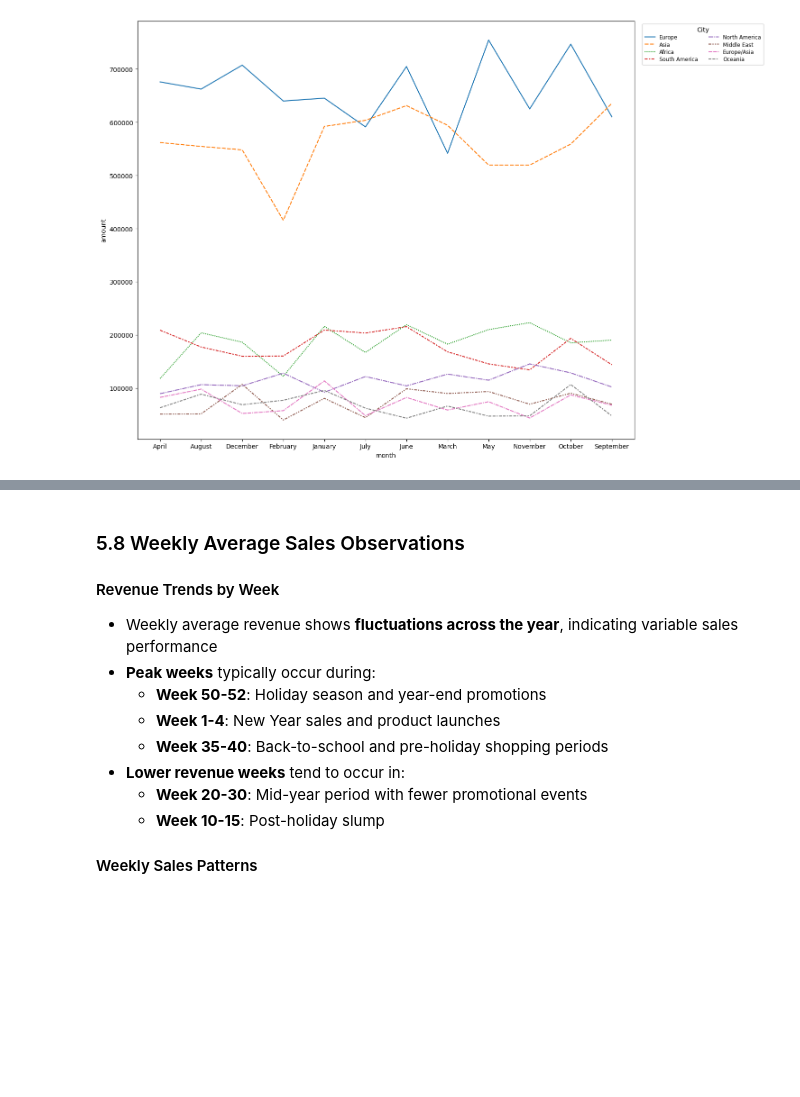
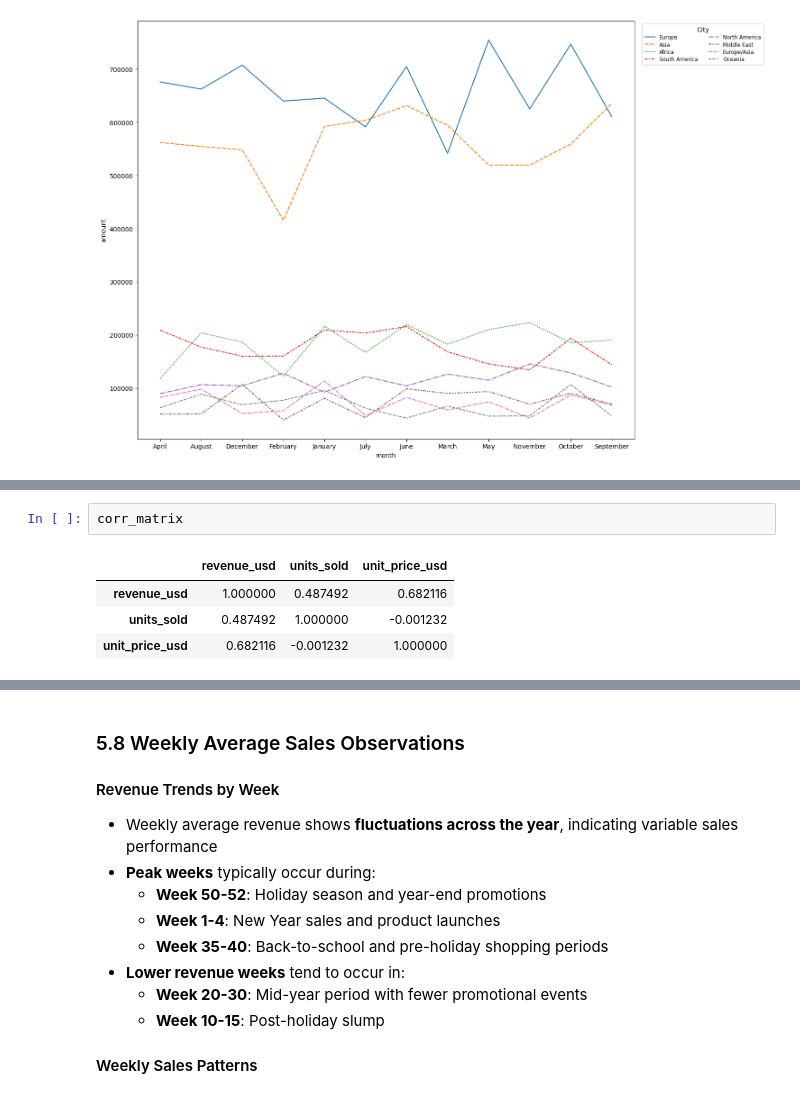
Before and after one commit to rizikilatifa/Samsung-Sales-Forecasting, a Jupyter notebook: Samsung Sales forecasting.ipynb, the cells around one changed output, grey strips where cells are left out. Cells and saved outputs as stored; diff of their text form; blank space fills up the shorter version.

```diff
--- a/Samsung Sales forecasting.ipynb
+++ b/Samsung Sales forecasting.ipynb
@@ -763,0 +801,7 @@ plt.show()
+# %%
+corr_matrix
+# %% [output]
+|  | revenue_usd | units_sold | unit_price_usd |
+| revenue_usd | 1.000000 | 0.487492 | 0.682116 |
+| units_sold | 0.487492 | 1.000000 | -0.001232 |
+| unit_price_usd | 0.682116 | -0.001232 | 1.000000 |
```
Also changed, not shown: parts of 6 cells of this notebook.
